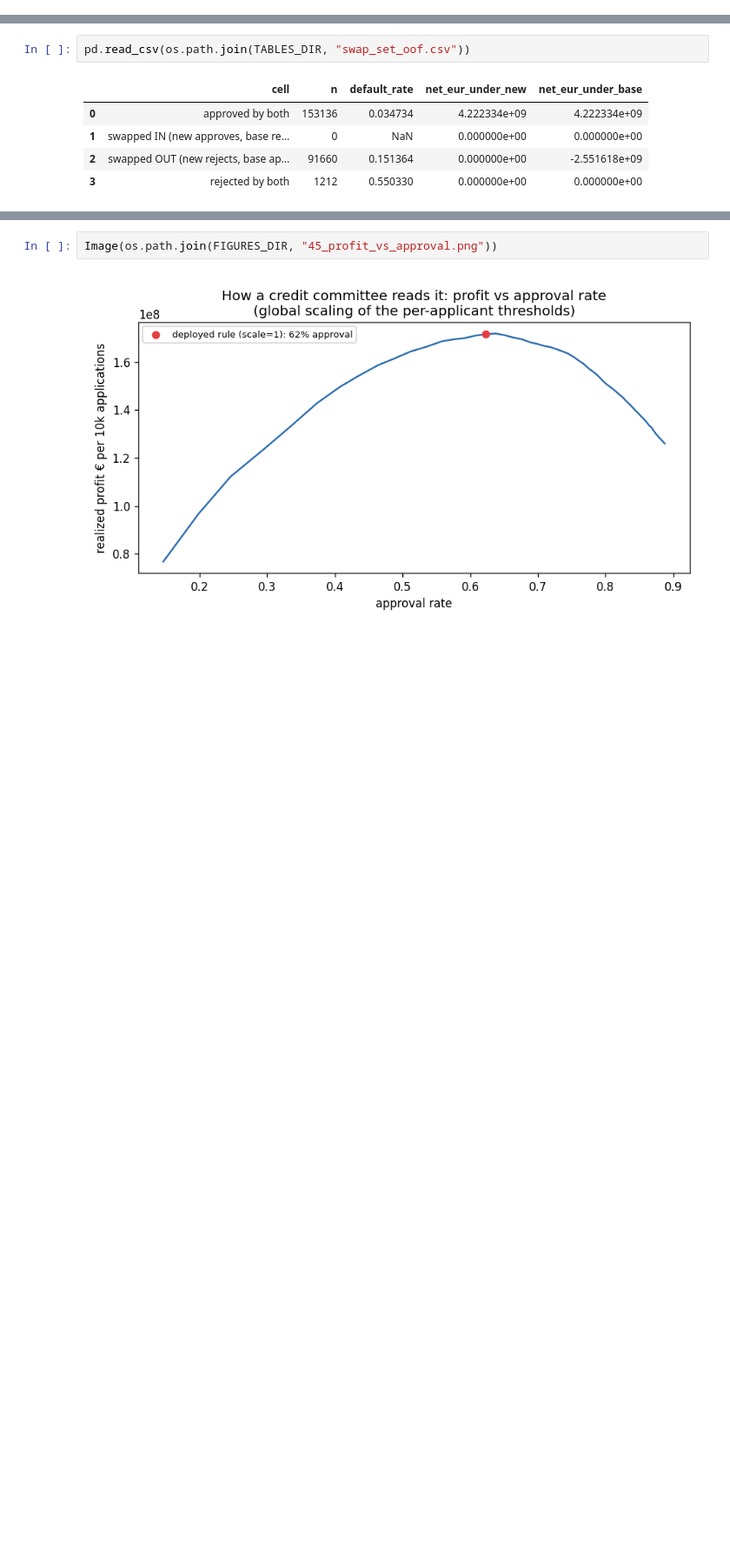
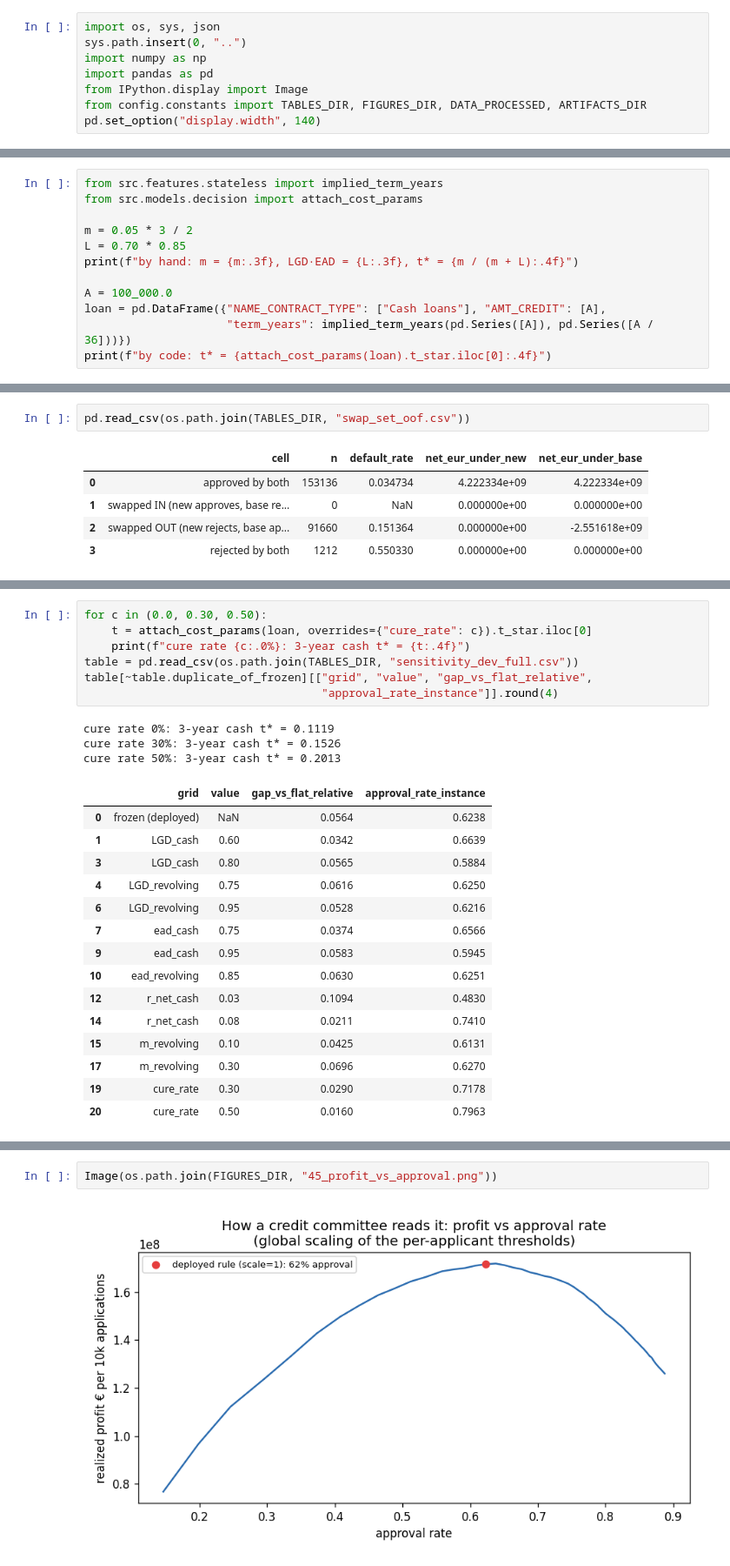
Before and after one commit to heyydaniyal/Credit-Riskk, a Jupyter notebook: notebooks/04_calibration_decision.ipynb, the cells around one changed output, grey strips where cells are left out. Shown at 87% size. Saved outputs shown, nothing was run; the diff lists cells and outputs as text; blank space fills up the shorter version.

```diff
--- a/notebooks/04_calibration_decision.ipynb
+++ b/notebooks/04_calibration_decision.ipynb
@@ -25,0 +23,8 @@ alignment: PSI 0.00024, KS 0.0041, std ratio 1.027
+# %%
+import os, sys, json
+sys.path.insert(0, "..")
+import numpy as np
+import pandas as pd
+from IPython.display import Image
+from config.constants import TABLES_DIR, FIGURES_DIR, DATA_PROCESSED, ARTIFACTS_DIR
+pd.set_option("display.width", 140)
@@ -51,0 +166,12 @@ decision-band ECE (p∈[0.02,0.20]): 0.00072
+# %%
+from src.features.stateless import implied_term_years
+from src.models.decision import attach_cost_params
+
+m = 0.05 * 3 / 2
+L = 0.70 * 0.85
+print(f"by hand: m = {m:.3f}, LGD·EAD = {L:.3f}, t* = {m / (m + L):.4f}")
+
+A = 100_000.0
+loan = pd.DataFrame({"NAME_CONTRACT_TYPE": ["Cash loans"], "AMT_CREDIT": [A],
+                     "term_years": implied_term_years(pd.Series([A]), pd.Series([A / 36]))})
+print(f"by code: t* = {attach_cost_params(loan).t_star.iloc[0]:.4f}")
@@ -65,0 +299,26 @@ pd.read_csv(os.path.join(TABLES_DIR, "swap_set_oof.csv"))
+# %%
+for c in (0.0, 0.30, 0.50):
+    t = attach_cost_params(loan, overrides={"cure_rate": c}).t_star.iloc[0]
+    print(f"cure rate {c:.0%}: 3-year cash t* = {t:.4f}")
+table = pd.read_csv(os.path.join(TABLES_DIR, "sensitivity_dev_full.csv"))
+table[~table.duplicate_of_frozen][["grid", "value", "gap_vs_flat_relative",
+                                   "approval_rate_instance"]].round(4)
+# %% [output]
+cure rate 0%: 3-year cash t* = 0.1119
+cure rate 30%: 3-year cash t* = 0.1526
+cure rate 50%: 3-year cash t* = 0.2013
+|  | grid | value | gap_vs_flat_relative | approval_rate_instance |
+| 0 | frozen (deployed) | NaN | 0.0564 | 0.6238 |
+| 1 | LGD_cash | 0.60 | 0.0342 | 0.6639 |
+| 3 | LGD_cash | 0.80 | 0.0565 | 0.5884 |
+| 4 | LGD_revolving | 0.75 | 0.0616 | 0.6250 |
+| 6 | LGD_revolving | 0.95 | 0.0528 | 0.6216 |
+| 7 | ead_cash | 0.75 | 0.0374 | 0.6566 |
+| 9 | ead_cash | 0.95 | 0.0583 | 0.5945 |
+| 10 | ead_revolving | 0.85 | 0.0630 | 0.6251 |
+| 12 | r_net_cash | 0.03 | 0.1094 | 0.4830 |
+| 14 | r_net_cash | 0.08 | 0.0211 | 0.7410 |
+| 15 | m_revolving | 0.10 | 0.0425 | 0.6131 |
+| 17 | m_revolving | 0.30 | 0.0696 | 0.6270 |
+| 19 | cure_rate | 0.30 | 0.0290 | 0.7178 |
+| 20 | cure_rate | 0.50 | 0.0160 | 0.7963 |
```
Also changed, not shown: parts of 29 cells of this notebook, 56 other files.
